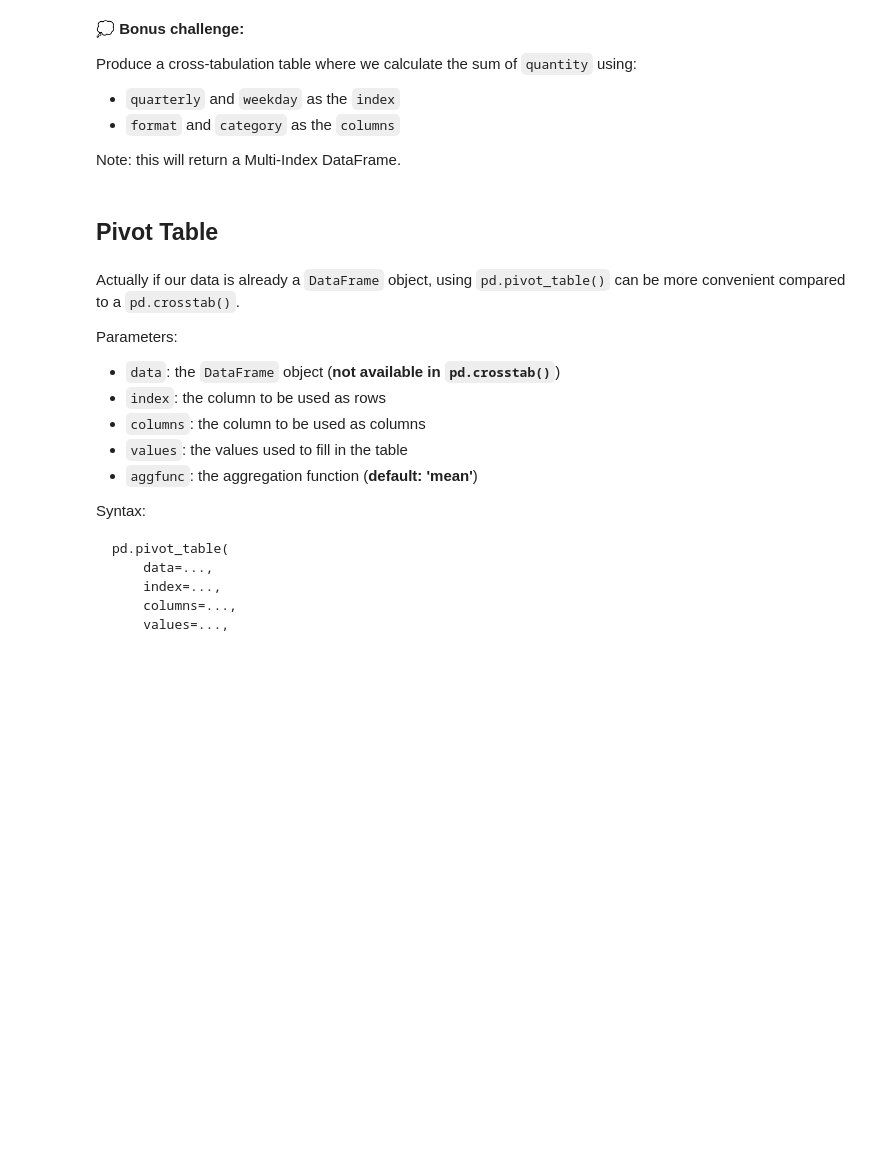
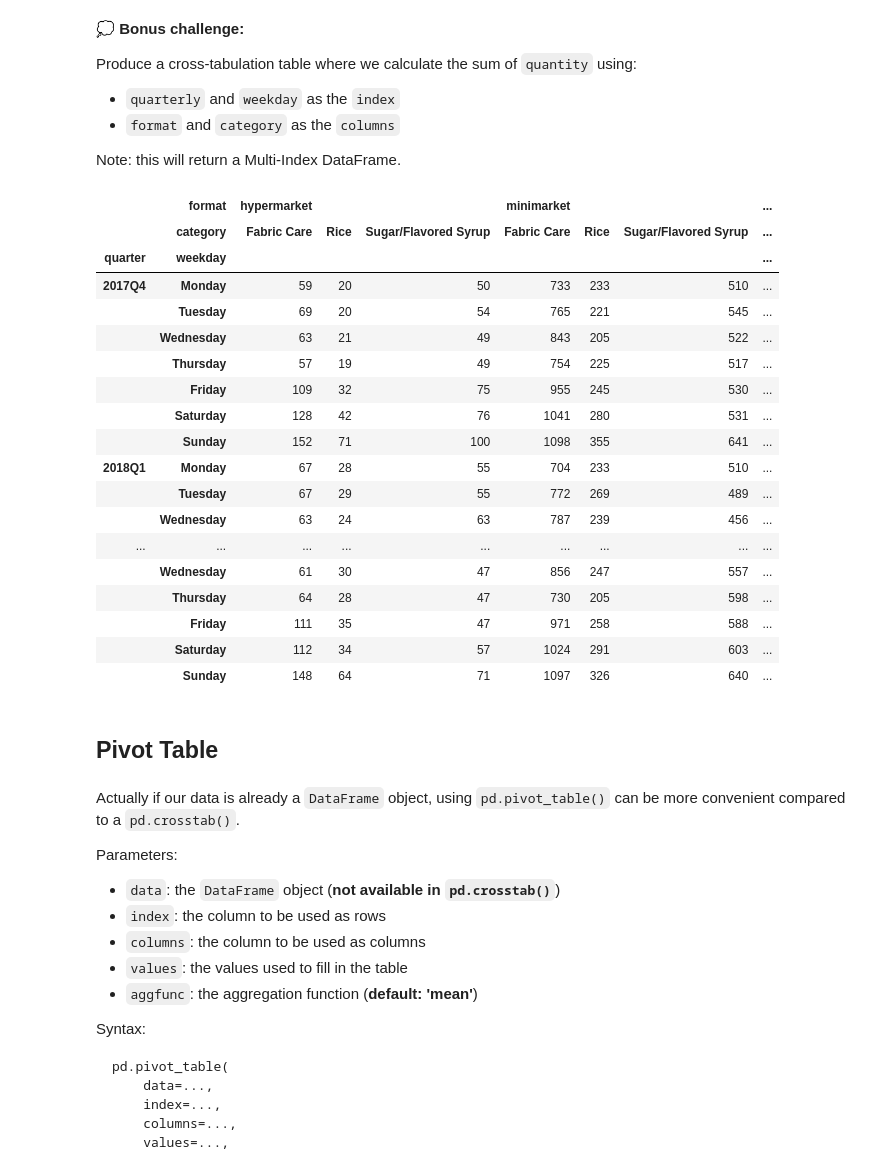
Before and after one commit to mulutbrah/data-analysis-lab, a Jupyter notebook: inclass_EDA_day2.ipynb, the cells around one changed output. Drawn from its saved outputs; the diff is of its cells as text; code cells hidden in the pictures; blank space fills up the shorter version.

```diff
--- a/inclass_EDA_day2.ipynb
+++ b/inclass_EDA_day2.ipynb
@@ -1376,0 +1406,13 @@ pd.options.display.float_format = '{:.3f}'.format
+# %%
+# your code here
+household['quarter'] = household['purchase_time'].dt.to_period('Q')
+household['subtotal'] = household['unit_price'] * household['quantity']
+
+k2 = pd.crosstab(
+    index=[household['format'], household['quarter']],
+    values=household['subtotal'],
+    columns='Sum total',
+    aggfunc='sum'
+).sort_values(by='format', ascending=False)
+
+k2.loc[['hypermarket']].sort_values(by='Sum total', ascending=False).head(1)
@@ -1383,6 +1429,31 @@ Produce a cross-tabulation table where we calculate the sum of `quantity` using:
 - `format` and `category` as the `columns`
 
 Note: this will return a Multi-Index DataFrame.
+# %%
+pd.crosstab(
+    index=[household['quarter'], household['weekday']],
+    columns=[household['format'], household['category']],
+)
+# %% [output]
+|  | format | hypermarket |  |  | minimarket |  |  | ... |
+|  | category | Fabric Care | Rice | Sugar/Flavored Syrup | Fabric Care | Rice | Sugar/Flavored Syrup | ... |
+| quarter | weekday |  |  |  |  |  |  | ... |
+| 2017Q4 | Monday | 59 | 20 | 50 | 733 | 233 | 510 | ... |
+|  | Tuesday | 69 | 20 | 54 | 765 | 221 | 545 | ... |
+|  | Wednesday | 63 | 21 | 49 | 843 | 205 | 522 | ... |
+|  | Thursday | 57 | 19 | 49 | 754 | 225 | 517 | ... |
+|  | Friday | 109 | 32 | 75 | 955 | 245 | 530 | ... |
+|  | Saturday | 128 | 42 | 76 | 1041 | 280 | 531 | ... |
+|  | Sunday | 152 | 71 | 100 | 1098 | 355 | 641 | ... |
+| 2018Q1 | Monday | 67 | 28 | 55 | 704 | 233 | 510 | ... |
+|  | Tuesday | 67 | 29 | 55 | 772 | 269 | 489 | ... |
+|  | Wednesday | 63 | 24 | 63 | 787 | 239 | 456 | ... |
+| ... | ... | ... | ... | ... | ... | ... | ... | ... |
+|  | Wednesday | 61 | 30 | 47 | 856 | 247 | 557 | ... |
+|  | Thursday | 64 | 28 | 47 | 730 | 205 | 598 | ... |
+|  | Friday | 111 | 35 | 47 | 971 | 258 | 588 | ... |
+|  | Saturday | 112 | 34 | 57 | 1024 | 291 | 603 | ... |
+|  | Sunday | 148 | 64 | 71 | 1097 | 326 | 640 | ... |
 # %% [markdown]
 ## Pivot Table
 # %% [markdown]
```
Also changed, not shown: parts of 12 cells of this notebook.
